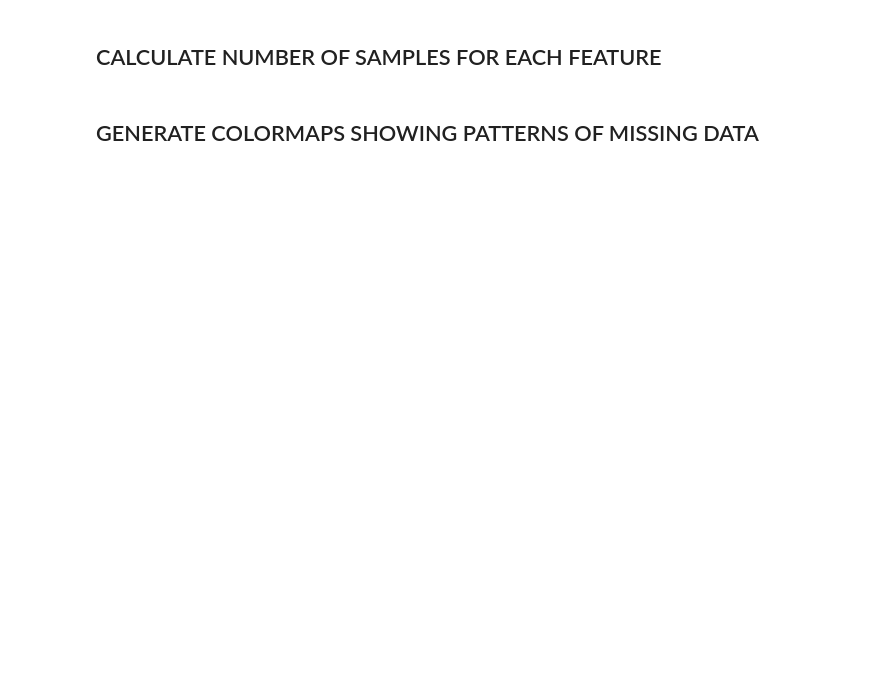
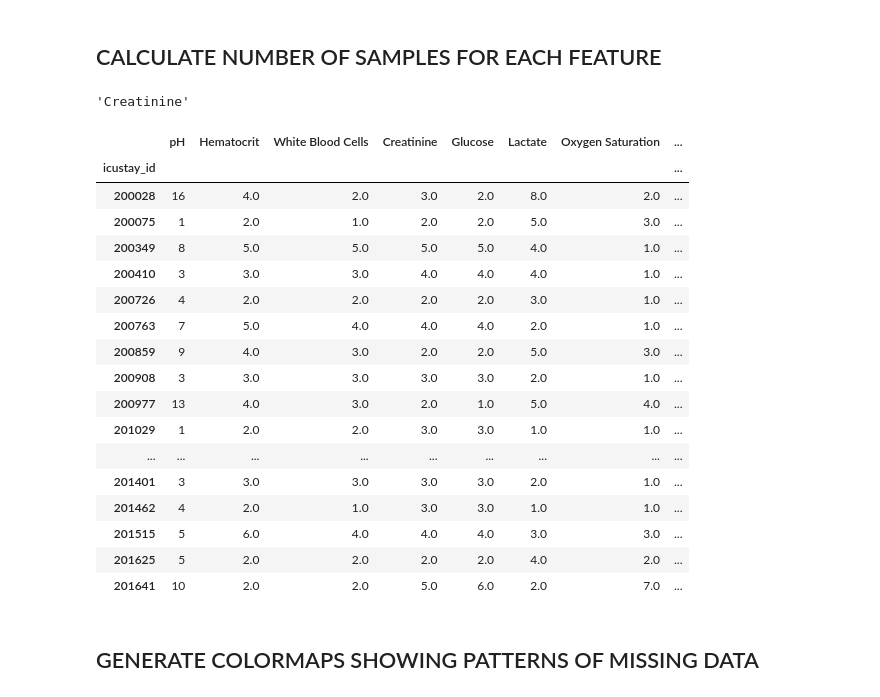
Before and after one commit to RJBeetel3/icu-data-exploration, a Jupyter notebook: icu_mortality_prediction/icu_mortality_prediction/notebooks/LABEVENTS_FIRST24.ipynb, the cells around one changed output. Drawn from its saved outputs; the diff is of its cells as text; code cells hidden in the pictures; blank space fills up the shorter version.

```diff
--- a/icu_mortality_prediction/icu_mortality_prediction/notebooks/LABEVENTS_FIRST24.ipynb
+++ b/icu_mortality_prediction/icu_mortality_prediction/notebooks/LABEVENTS_FIRST24.ipynb
@@ -570,18 +641,46 @@ labels2[0]
+# %%
+lab_measurements = lab_measurement_types
+# %% [output]
+'Creatinine'
 # %%
 # calculating the number of samples taken in 24 hours for each measurement
-item = labels2[0]
 
-lab_counts_df =  lab_events_data_df[lab_events_data_df['label'] == item][['icustay_id', 'label']].dropna().groupby('icustay_id').count()
-
-for item in labels2[1:]:
-    #num_samps = data['icustay_id'][data.label == item].dropna().unique().shape[0]
-    groupby_counts = lab_events_data_df[lab_events_data_df['label'] == item][['icustay_id', 'label']].dropna().groupby('icustay_id').count()
-    groupby_counts.columns = [item]
-    lab_counts_df = lab_counts_df.merge(groupby_counts,left_index = True, right_index = True, how = 'left', sort = True)
-    #print "{}    {}".format(item, num_measures) #, num_measures)
+lab_counts_df = None
+for index, item in enumerate(lab_measurements):
+    if index==0:
+        lab_counts_df =  lab_events_data_df[lab_events_data_df['label'] == item][
+                            ['icustay_id', 'label']].dropna().groupby('icustay_id').count()
+        lab_counts_df.columns = [item]
+    else:
+        #num_samps = data['icustay_id'][data.label == item].dropna().unique().shape[0]
+        groupby_counts = lab_events_data_df[lab_events_data_df['label'] == item][
+                            ['icustay_id', 'label']].dropna().groupby('icustay_id').count()
+        groupby_counts.columns = [item]
+        lab_counts_df = lab_counts_df.merge(groupby_counts,left_index = True,
+                                        right_index = True, how = 'left', sort = True)
+        #print "{}    {}".format(item, num_measures) #, num_measures)
 
 #num_samps_df.drop('label', axis=1, inplace = True)
 lab_counts_df.dropna().head(20)
+# %% [output]
+|  | pH | Hematocrit | White Blood Cells | Creatinine | Glucose | Lactate | Oxygen Saturation | ... |
+| icustay_id |  |  |  |  |  |  |  | ... |
+| 200028 | 16 | 4.0 | 2.0 | 3.0 | 2.0 | 8.0 | 2.0 | ... |
+| 200075 | 1 | 2.0 | 1.0 | 2.0 | 2.0 | 5.0 | 3.0 | ... |
+| 200349 | 8 | 5.0 | 5.0 | 5.0 | 5.0 | 4.0 | 1.0 | ... |
+| 200410 | 3 | 3.0 | 3.0 | 4.0 | 4.0 | 4.0 | 1.0 | ... |
+| 200726 | 4 | 2.0 | 2.0 | 2.0 | 2.0 | 3.0 | 1.0 | ... |
+| 200763 | 7 | 5.0 | 4.0 | 4.0 | 4.0 | 2.0 | 1.0 | ... |
+| 200859 | 9 | 4.0 | 3.0 | 2.0 | 2.0 | 5.0 | 3.0 | ... |
+| 200908 | 3 | 3.0 | 3.0 | 3.0 | 3.0 | 2.0 | 1.0 | ... |
+| 200977 | 13 | 4.0 | 3.0 | 2.0 | 1.0 | 5.0 | 4.0 | ... |
+| 201029 | 1 | 2.0 | 2.0 | 3.0 | 3.0 | 1.0 | 1.0 | ... |
+| ... | ... | ... | ... | ... | ... | ... | ... | ... |
+| 201401 | 3 | 3.0 | 3.0 | 3.0 | 3.0 | 2.0 | 1.0 | ... |
+| 201462 | 4 | 2.0 | 1.0 | 3.0 | 3.0 | 1.0 | 1.0 | ... |
+| 201515 | 5 | 6.0 | 4.0 | 4.0 | 4.0 | 3.0 | 3.0 | ... |
+| 201625 | 5 | 2.0 | 2.0 | 2.0 | 2.0 | 4.0 | 2.0 | ... |
+| 201641 | 10 | 2.0 | 2.0 | 5.0 | 6.0 | 2.0 | 7.0 | ... |
 # %% [markdown]
 ## GENERATE COLORMAPS SHOWING PATTERNS OF MISSING DATA
 # %%
```
Also changed, not shown: parts of 39 cells of this notebook.
